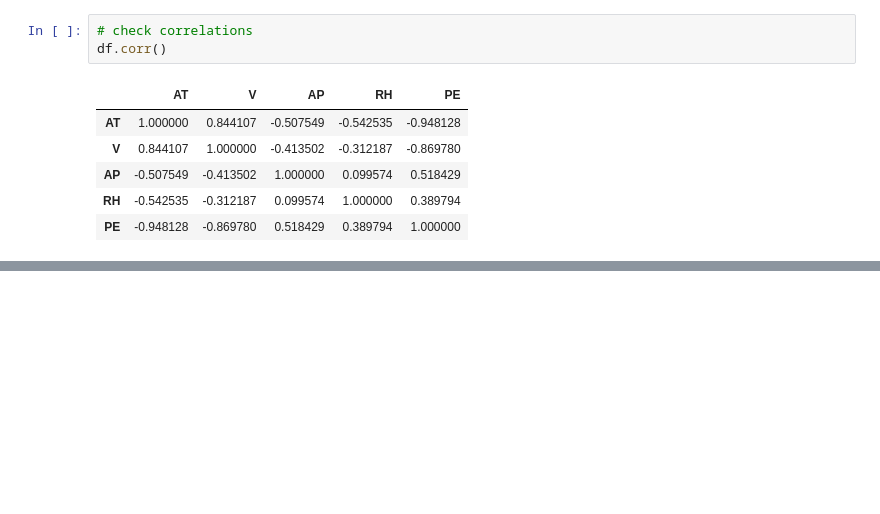
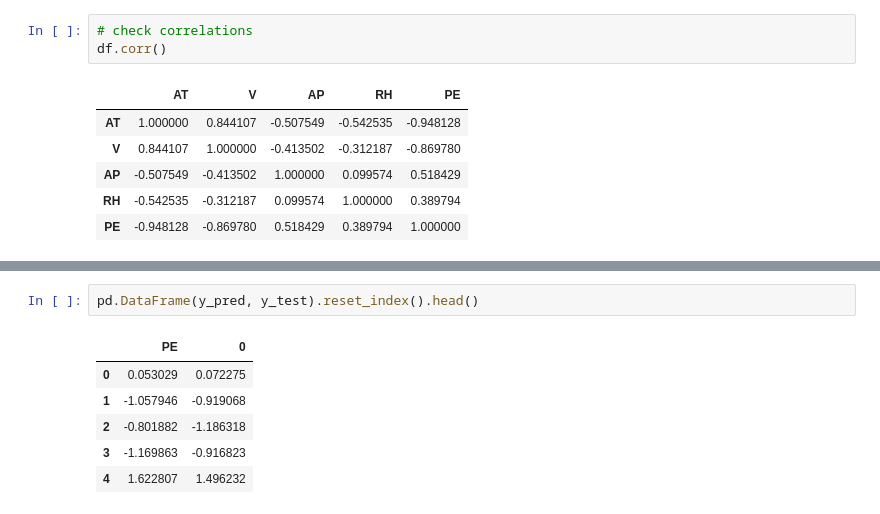
Before and after one commit to hongzhuny/mar, a Jupyter notebook: ml_finalProject.ipynb, the cells around one changed output, grey strips where cells are left out. Drawn from its saved outputs; the diff is of its cells as text; blank space fills up the shorter version.

```diff
--- a/ml_finalProject.ipynb
+++ b/ml_finalProject.ipynb
@@ -100,3 +114,12 @@ coefficients:  [-2.00441576 -0.22712731  0.04930096 -0.15997334]
+# %%
+pd.DataFrame(y_pred, y_test).reset_index().head()
+# %% [output]
+|  | PE | 0 |
+| 0 | 0.053029 | 0.072275 |
+| 1 | -1.057946 | -0.919068 |
+| 2 | -0.801882 | -1.186318 |
+| 3 | -1.169863 | -0.916823 |
+| 4 | 1.622807 | 1.496232 |
 # %%
 from sklearn.linear_model import Lasso
 
```
Also changed, not shown: parts of 8 cells of this notebook, 2 other files.
